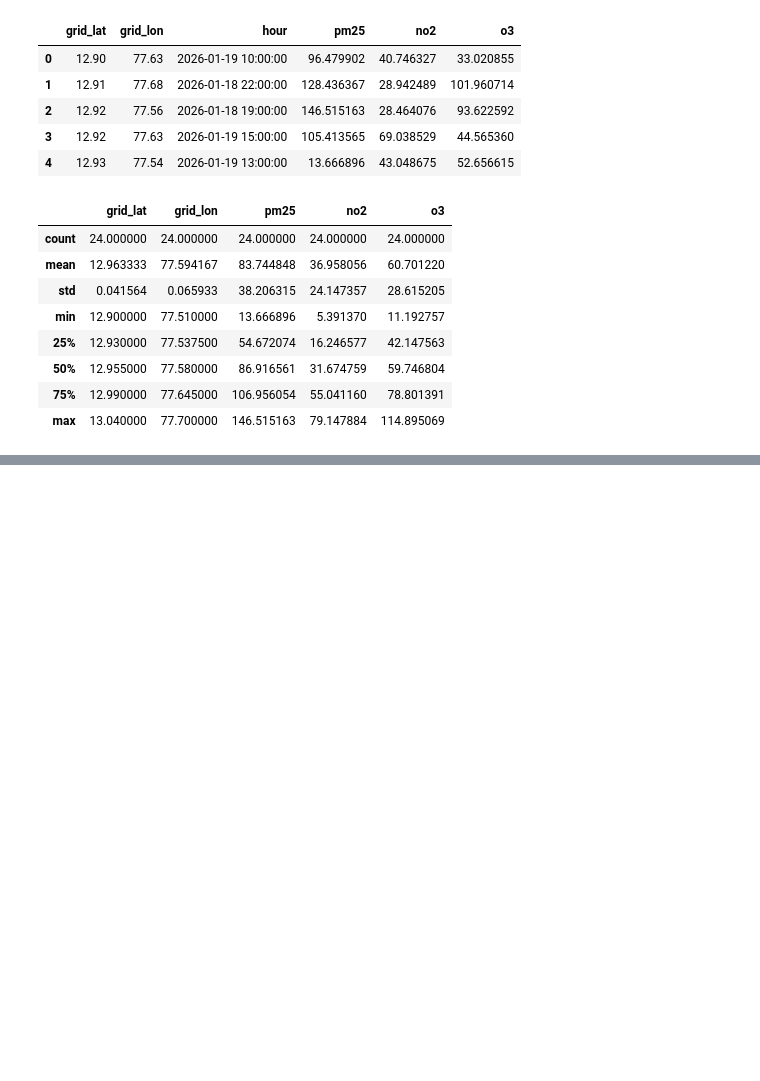
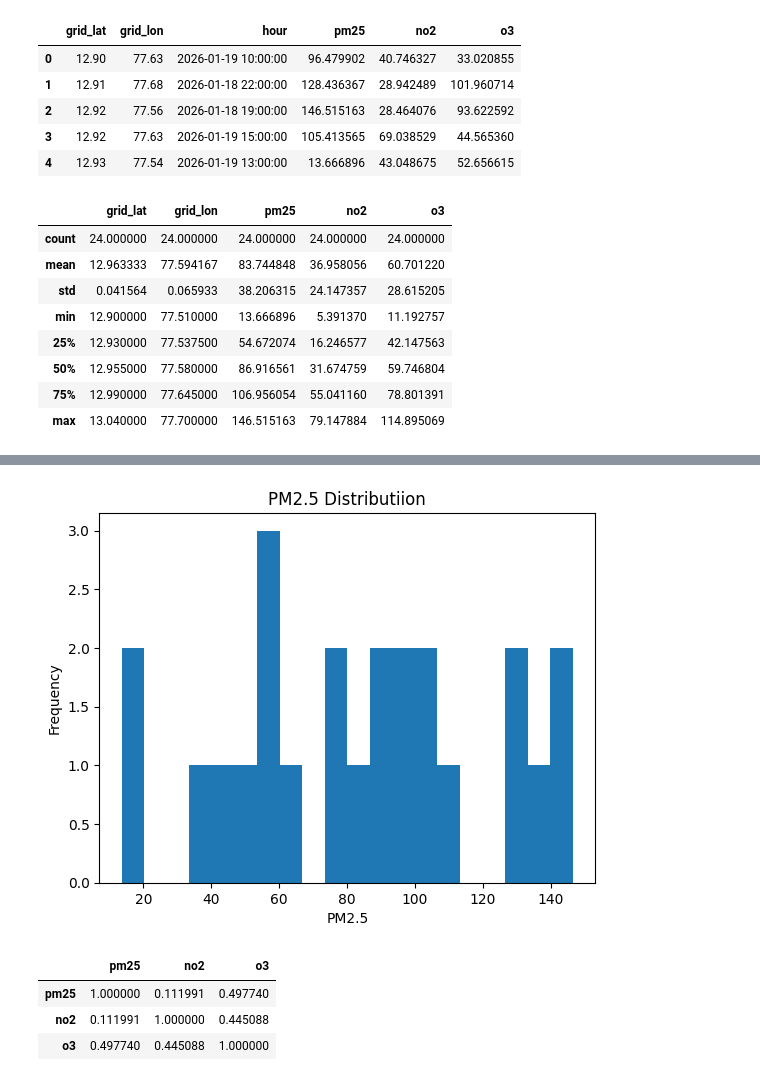
Before and after one commit to NavyashreeGokhale/urban-air-quality-forecaster, a Jupyter notebook: notebooks/02_data_exploration.ipynb, the cells around one changed output, grey strips where cells are left out. Saved outputs shown, nothing was run; the diff lists cells and outputs as text; code cells hidden in the pictures; blank space fills up the shorter version.

```diff
--- a/notebooks/02_data_exploration.ipynb
+++ b/notebooks/02_data_exploration.ipynb
@@ -48,0 +49,20 @@ plt.show()
+# %%
+# Pollution distribution
+
+plt.figure()
+plt.hist(df["pm25"],bins =20)
+plt.xlabel("PM2.5")
+plt.ylabel("Frequency")
+plt.title("PM2.5 Distributiion")
+plt.show()
+# %% [output]
+[figure, added]
+# %%
+# Correlation insight
+
+df[["pm25", "no2", "o3"]].corr()
+# %% [output]
+|  | pm25 | no2 | o3 |
+| pm25 | 1.000000 | 0.111991 | 0.497740 |
+| no2 | 0.111991 | 1.000000 | 0.445088 |
+| o3 | 0.497740 | 0.445088 | 1.000000 |
```
Also changed, not shown: parts of 1 cell of this notebook, 4 other files.
